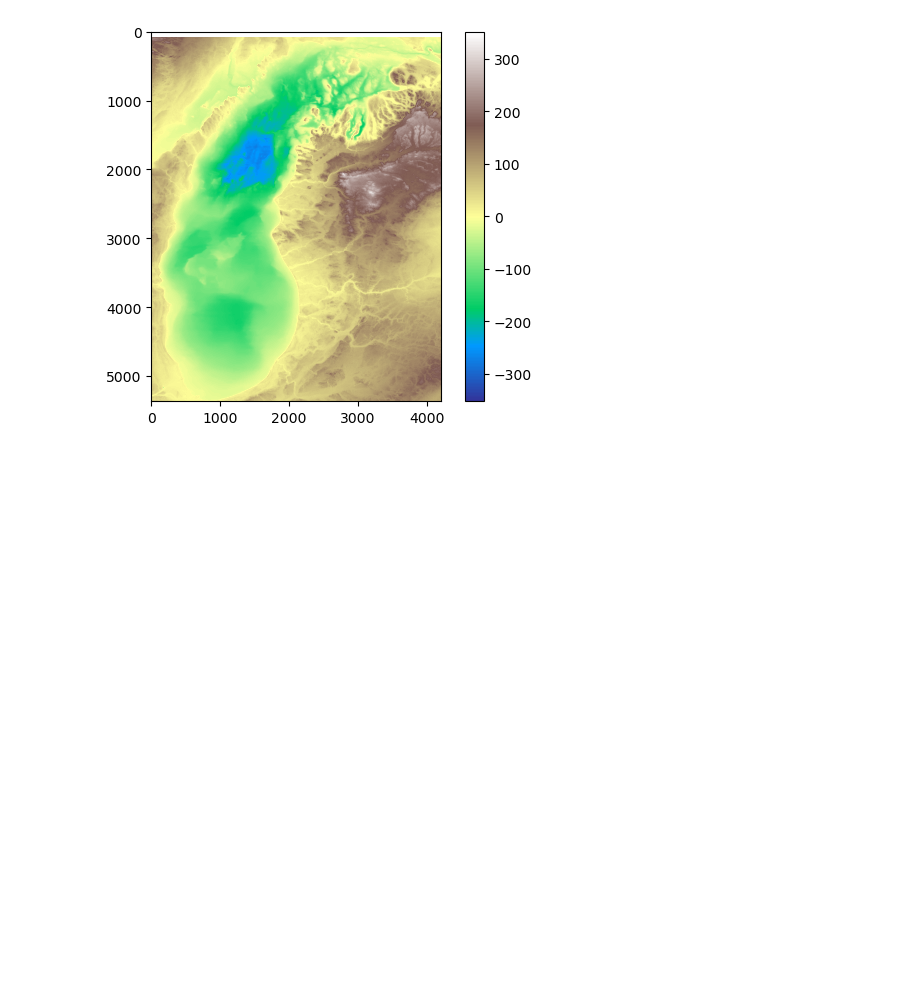
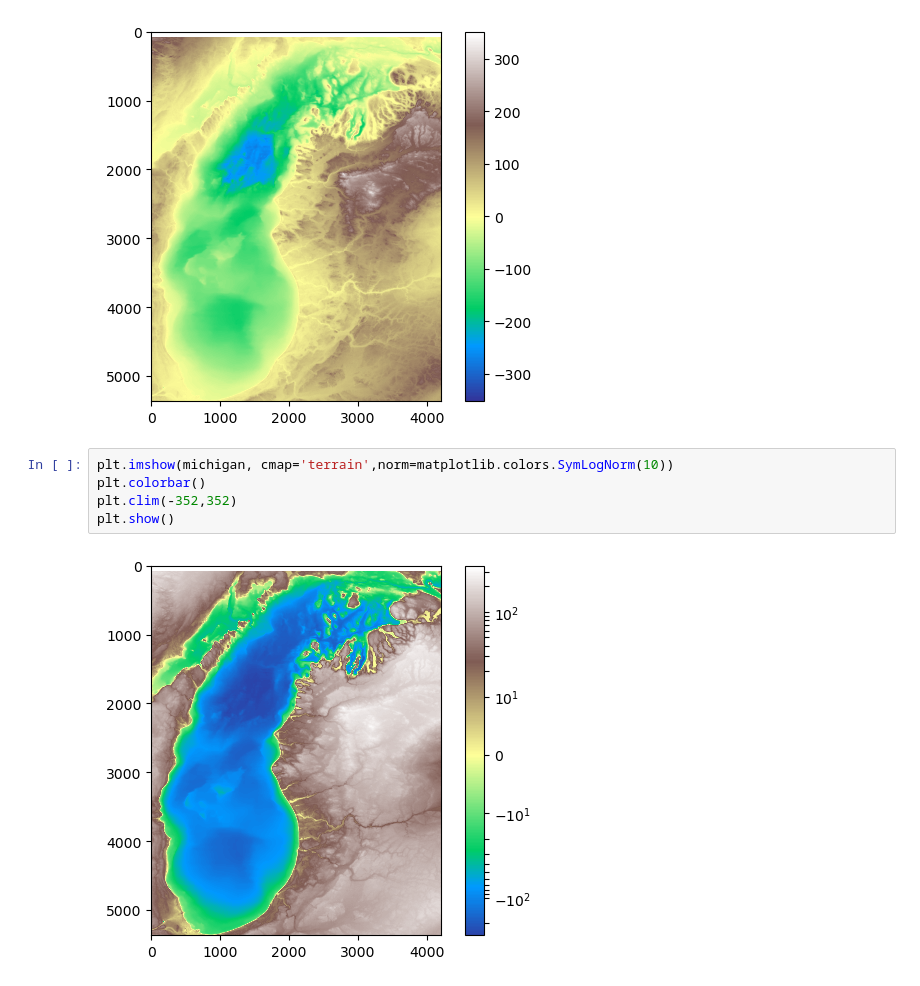
Before and after one commit to UIUC-iSchool-DataViz/is445_bcubcg_fall2022, a Jupyter notebook: week03/inClass_week03.ipynb, the cells around one changed output. Saved outputs shown, nothing was run; the diff lists cells and outputs as text; blank space fills up the shorter version.

```diff
--- a/week03/inClass_week03.ipynb
+++ b/week03/inClass_week03.ipynb
@@ -597,3 +597,10 @@ plt.clim(-352,352)
 plt.show()
 # %% [output]
 [figure]
+# %%
+plt.imshow(michigan, cmap='terrain',norm=matplotlib.colors.SymLogNorm(10))
+plt.colorbar()
+plt.clim(-352,352)
+plt.show()
+# %% [output]
+[figure, added]
```
